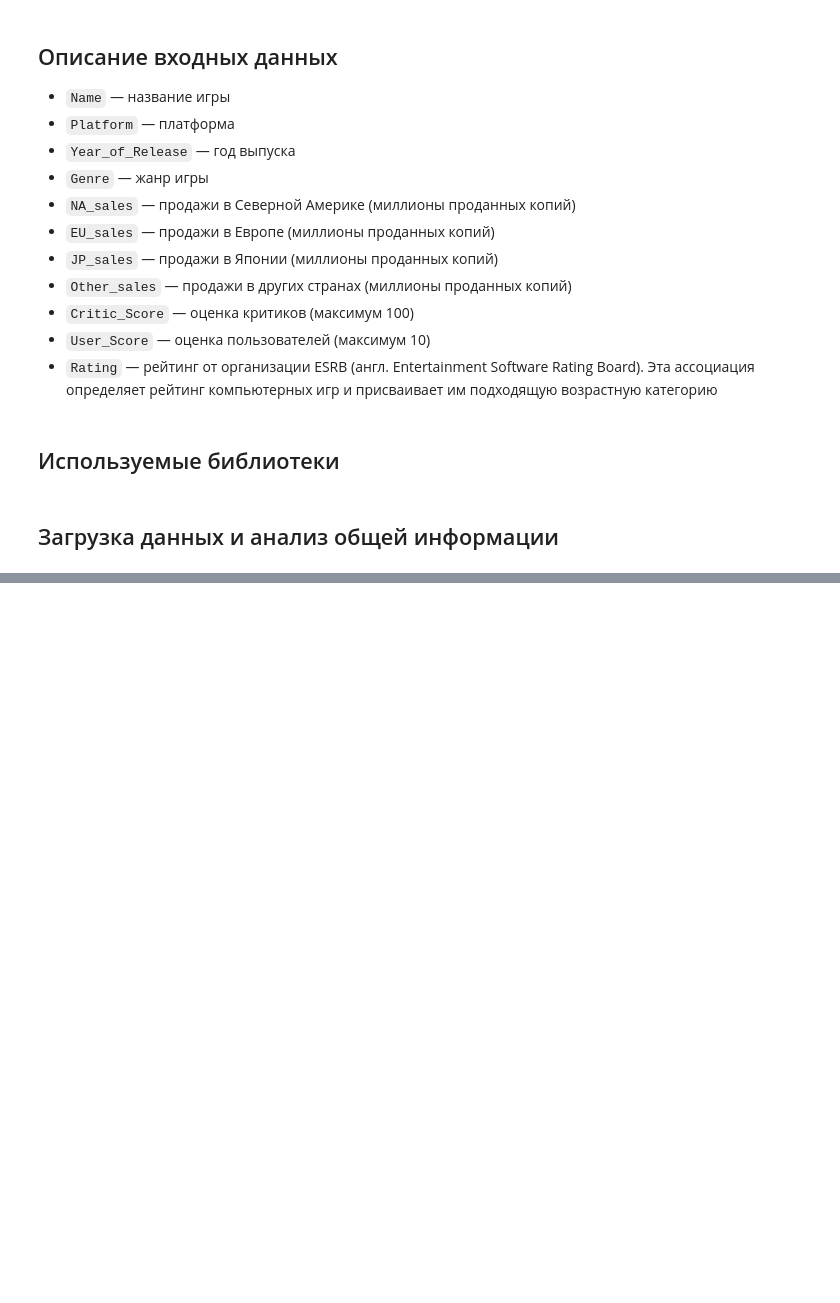
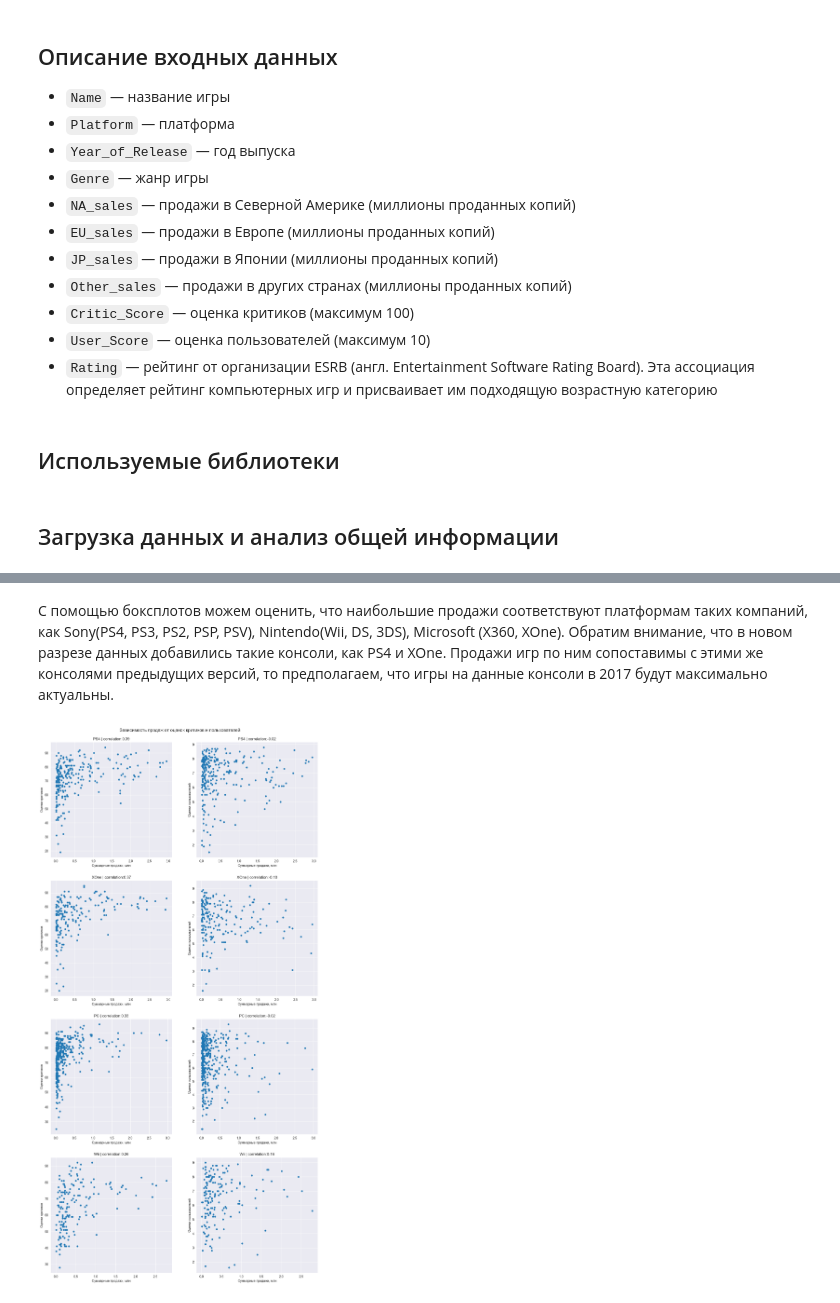
Before and after one commit to max150797/DataScience_Projects, a Jupyter notebook: Проекты по анализу данных/Исследование продаж компьютерных игр для планирования рекламных кампаний магазина/Исследование рынка компьютерных игр.ipynb, the cells around one changed output, grey strips where cells are left out. Cells and saved outputs as stored; diff of their text form; code cells hidden in the pictures; blank space fills up the shorter version.

```diff
--- a/Проекты по анализу данных/Исследование продаж компьютерных игр для планирования рекламных кампаний магазина/Исследование рынка компьютерных игр.ipynb
+++ b/Проекты по анализу данных/Исследование продаж компьютерных игр для планирования рекламных кампаний магазина/Исследование рынка компьютерных игр.ipynb
@@ -71,0 +333,41 @@ plt.show()
+# %% [markdown]
+С помощью боксплотов можем оценить, что наибольшие продажи соответствуют платформам таких компаний, как Sony(PS4, PS3, PS2, PSP, PSV), Nintendo(Wii, DS, 3DS), Microsoft (X360, XOne). Обратим внимание, что в новом разрезе данных добавились такие консоли, как PS4 и XOne. Продажи игр по ним сопоставимы с этими же консолями предыдущих версий, то предполагаем, что игры на данные консоли в 2017 будут максимально актуальны.
+# %%
+# выберем по одной наиболее поздней платформы от каждой компании и посмотрим как оценки влияют на продажи
+platforms = ['PS4', 'XOne', 'PC', 'Wii']
+
+fig, axes = plt.subplots(4, 2, figsize=(15, 30))
+fig.suptitle('Зависимость продаж от оценок критиков и пользователей', fontsize=14, y=0.9)
+
+# ограничим часть продаж для выведения графика
+limit_sales = 3
+
+for i in range(0, 4):
+    for j in range(1, 3):
+        if j==1:
+            data[(data['platform']==platforms[i])&(data['total_sales']<=limit_sales)].plot(kind='scatter',
+                                                                                           y='critic_score',
+                                                                                           x='total_sales',
+                                                                                           ax=axes[i, j-1])
+            # посчитаем корреляцию
+            r = data[data['platform']==platforms[i]][['critic_score', 'total_sales']].corr().iloc[0,1]
+
+            axes[i, j-1].set_title(f'{platforms[i]} | correlation:{r:.2f}')
+            axes[i, j-1].set_ylabel('Оценки критиков')
+            axes[i, j-1].set_xlabel('Суммарные продажи, млн')
+        else:
+            data[(data['platform']==platforms[i])&(data['total_sales']<=limit_sales)].plot(kind='scatter',
+                                                                                           y='user_score',
+                                                                                           x='total_sales',
+                                                                                           ax=axes[i, j-1])
+
+            r = data[data['platform']==platforms[i]][['user_score', 'total_sales']].corr().iloc[0,1]
+
+            axes[i, j-1].set_title(f'{platforms[i]} | correlation:{r:.2f}')
+            axes[i, j-1].set_ylabel('Оценки пользователей')
+            axes[i, j-1].set_xlabel('Суммарные продажи, млн')
+
+plt.subplots_adjust(hspace=0.2, wspace=0.2)
+plt.show()
+# %% [output]
+[figure, added]
```
Also changed, not shown: parts of 51 cells of this notebook, 1 other file.
